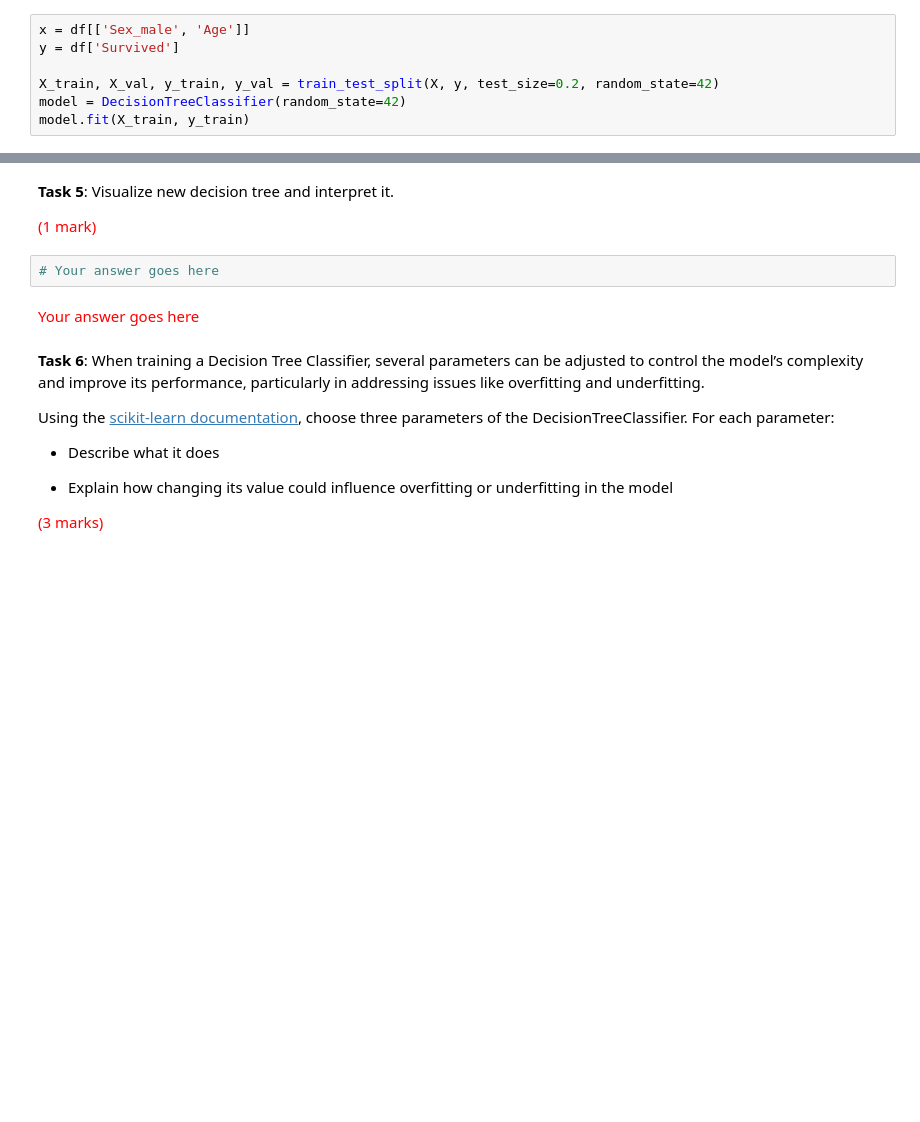
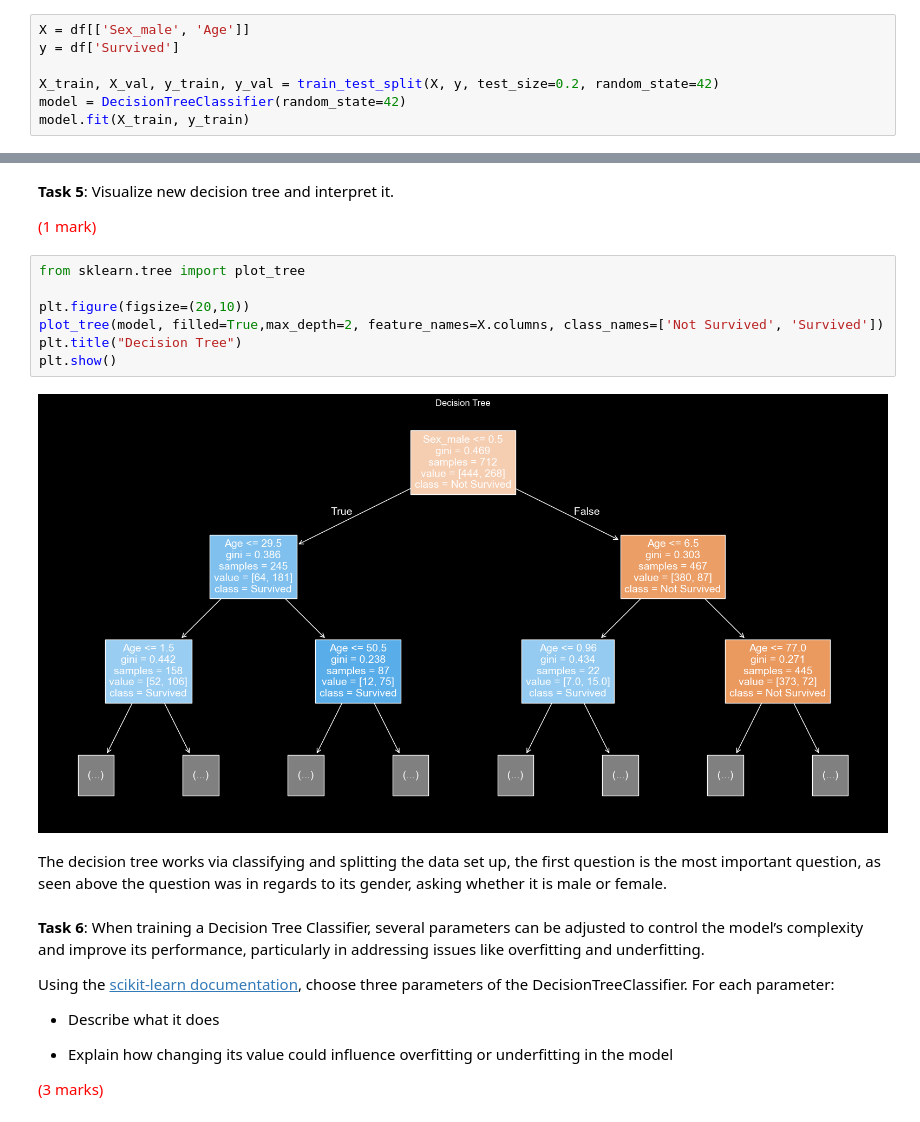
Before and after one commit to scottejin/Decision-Trees, a Jupyter notebook: decision_trees.ipynb, the cells around one changed output, grey strips where cells are left out. Saved outputs shown, nothing was run; the diff lists cells and outputs as text; blank space fills up the shorter version.

Commit message:
Plot chart to do

```diff
--- a/decision_trees.ipynb
+++ b/decision_trees.ipynb
@@ -228,7 +205,7 @@ The model accuracy is 0.78, with it being good but not great, also alluding to i
 
 <span style="color:red">(2 marks)</span>
 # %%
-x = df[['Sex_male', 'Age']]
+X = df[['Sex_male', 'Age']]
 y = df['Survived']
 
 X_train, X_val, y_train, y_val = train_test_split(X, y, test_size=0.2, random_state=42)
@@ -240,10 +217,17 @@ DecisionTreeClassifier(random_state=42)
 **Task 5**: Visualize new decision tree and interpret it.
 
 <span style="color:red">(1 mark)</span>
-# %%
-# Your answer goes here
-# %% [markdown]
-<span style="color:red">Your answer goes here</span>
+# %%
+from sklearn.tree import plot_tree
+
+plt.figure(figsize=(20,10))
+plot_tree(model, filled=True,max_depth=2, feature_names=X.columns, class_names=['Not Survived', 'Survived'])
+plt.title("Decision Tree")
+plt.show()
+# %% [output]
+[figure, added]
+# %% [markdown]
+The decision tree works via classifying and splitting the data set up, the first question is the most important question, as seen above the question was in regards to its gender, asking whether it is male or female.
 # %% [markdown]
 **Task 6**: When training a Decision Tree Classifier, several parameters can be adjusted to control the model’s complexity and improve its performance, particularly in addressing issues like overfitting and underfitting.
 
```
Also changed, not shown: parts of 2 cells of this notebook.
